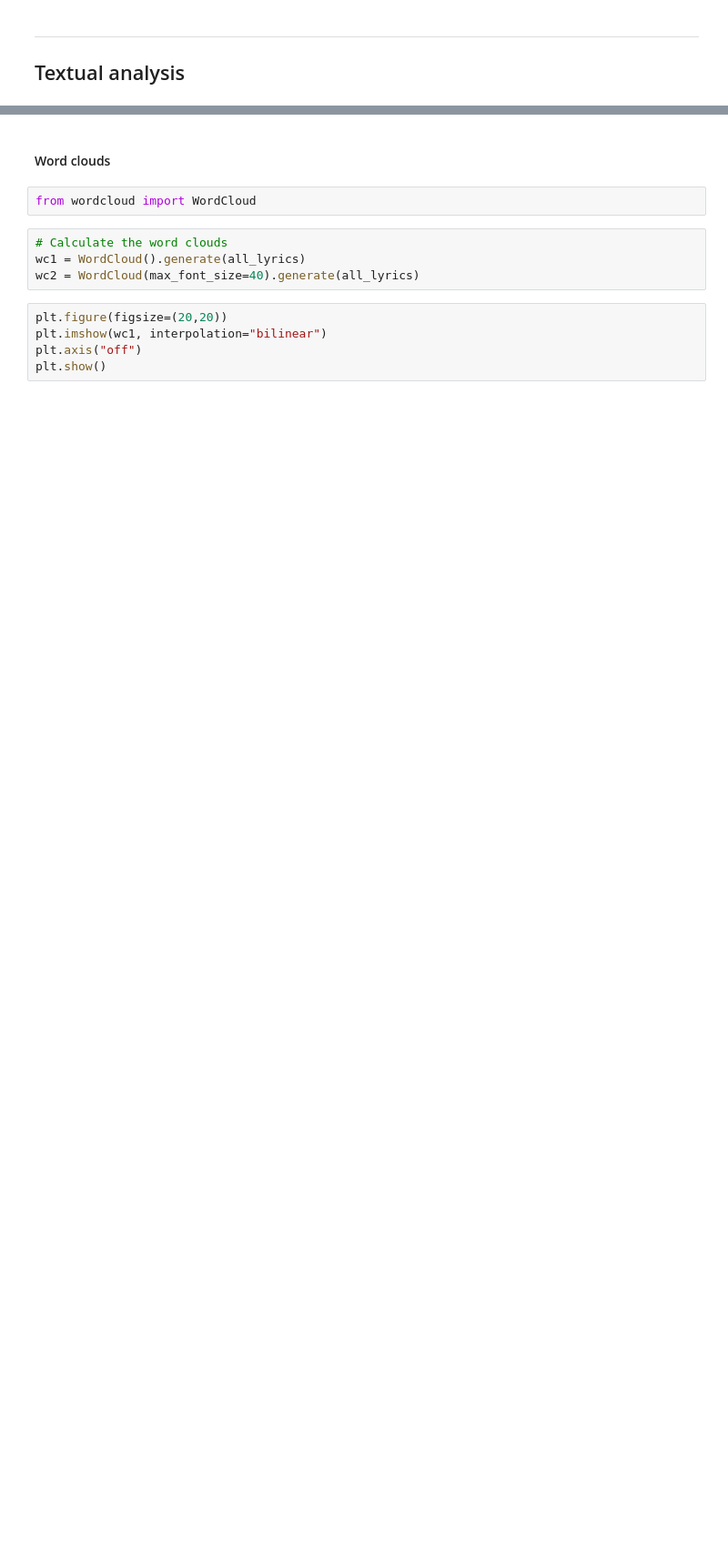
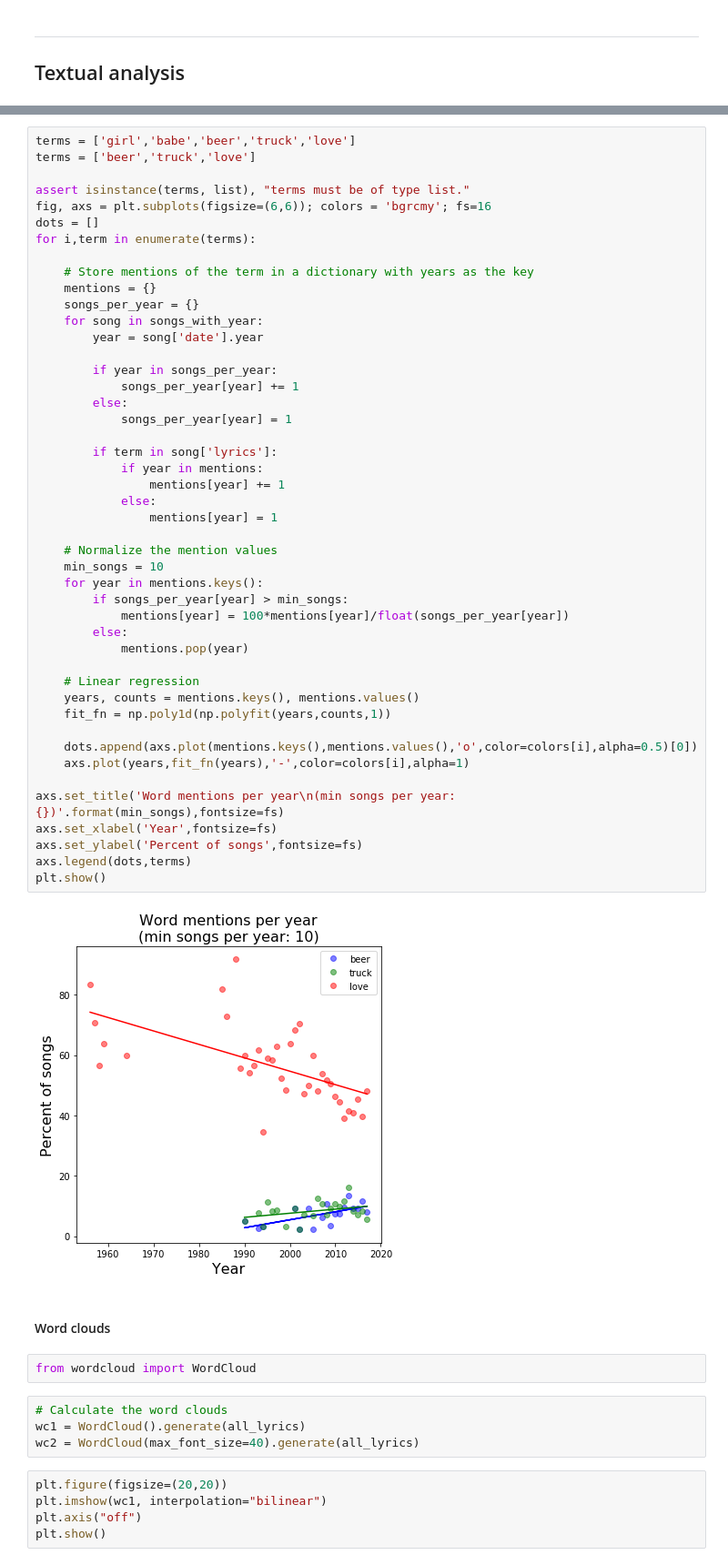
Before and after one commit to johnwmillr/trucks-and-beer, a Jupyter notebook: countryArtists.ipynb, the cells around one changed output, grey strips where cells are left out. Shown at 91% size. Saved outputs shown, nothing was run; the diff lists cells and outputs as text; blank space fills up the shorter version.

```diff
--- a/countryArtists.ipynb
+++ b/countryArtists.ipynb
@@ -204,3 +393,51 @@ all_lyrics = " ".join([song for song in all_songs])
+# %%
+terms = ['girl','babe','beer','truck','love']
+terms = ['beer','truck','love']
+
+assert isinstance(terms, list), "terms must be of type list."
+fig, axs = plt.subplots(figsize=(6,6)); colors = 'bgrcmy'; fs=16
+dots = []
+for i,term in enumerate(terms):
+
+    # Store mentions of the term in a dictionary with years as the key
+    mentions = {}
+    songs_per_year = {}
+    for song in songs_with_year:
+        year = song['date'].year
+
+        if year in songs_per_year:
+            songs_per_year[year] += 1
+        else:
+            songs_per_year[year] = 1
+
+        if term in song['lyrics']:
+            if year in mentions:
+                mentions[year] += 1
+            else:
+                mentions[year] = 1
+
+    # Normalize the mention values
+    min_songs = 10
+    for year in mentions.keys():
+        if songs_per_year[year] > min_songs:
+            mentions[year] = 100*mentions[year]/float(songs_per_year[year])
+        else:
+            mentions.pop(year)
+
+    # Linear regression
+    years, counts = mentions.keys(), mentions.values()
+    fit_fn = np.poly1d(np.polyfit(years,counts,1))
+
+    dots.append(axs.plot(mentions.keys(),mentions.values(),'o',color=colors[i],alpha=0.5)[0])
+    axs.plot(years,fit_fn(years),'-',color=colors[i],alpha=1)
+
+axs.set_title('Word mentions per year\n(min songs per year: {})'.format(min_songs),fontsize=fs)
+axs.set_xlabel('Year',fontsize=fs)
+axs.set_ylabel('Percent of songs',fontsize=fs)
+axs.legend(dots,terms)
+plt.show()
+# %% [output]
+[figure, added]
 # %% [markdown]
 #### Word clouds
 # %%
```
Also changed, not shown: parts of 38 cells of this notebook, 1 other file.
